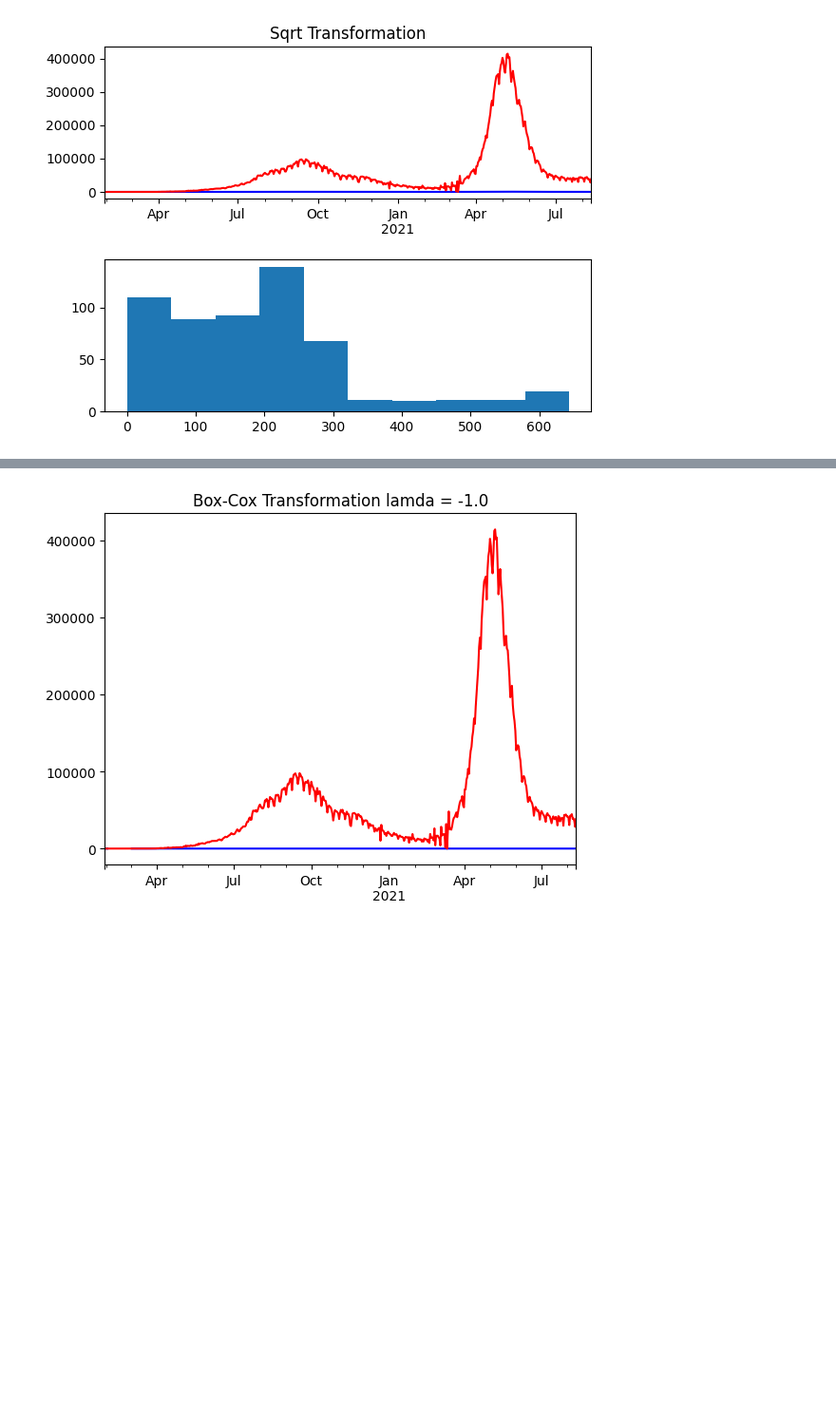
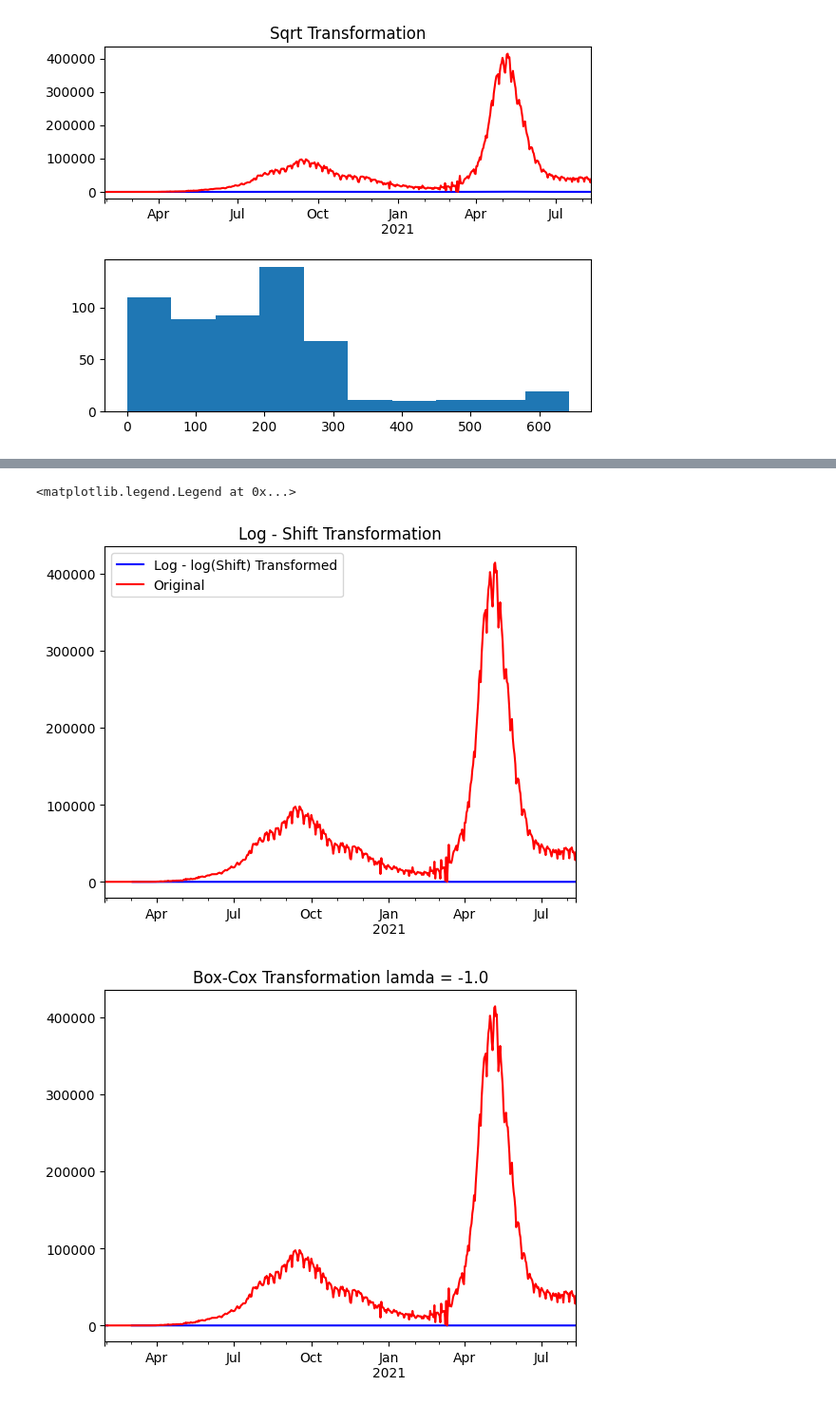
Before and after one commit to dharaneishvc/Time-Series-Covid-19-India, a Jupyter notebook: Covid19-India-Analysis.ipynb, the cells around one changed output, grey strips where cells are left out. Shown at 95% size. Saved outputs shown, nothing was run; the diff lists cells and outputs as text; code cells hidden in the pictures; blank space fills up the shorter version.

```diff
--- a/Covid19-India-Analysis.ipynb
+++ b/Covid19-India-Analysis.ipynb
@@ -657,3 +679,11 @@ plt.show()
+# %%
+(np.log(tsd['Confirmed']) - np.log(tsd['Confirmed']).shift()).plot(color='Blue', label="Log - log(Shift) Transformed")
+tsd['Confirmed'].plot(color='Red', label="Original")
+plt.title("Log - Shift Transformation")
+plt.legend()
+# %% [output]
+<matplotlib.legend.Legend at 0x...>
+[figure, added]
 # %%
 from scipy.stats import boxcox
 for i in np.arange(-1,1,0.5):
```
Also changed, not shown: parts of 9 cells of this notebook.
